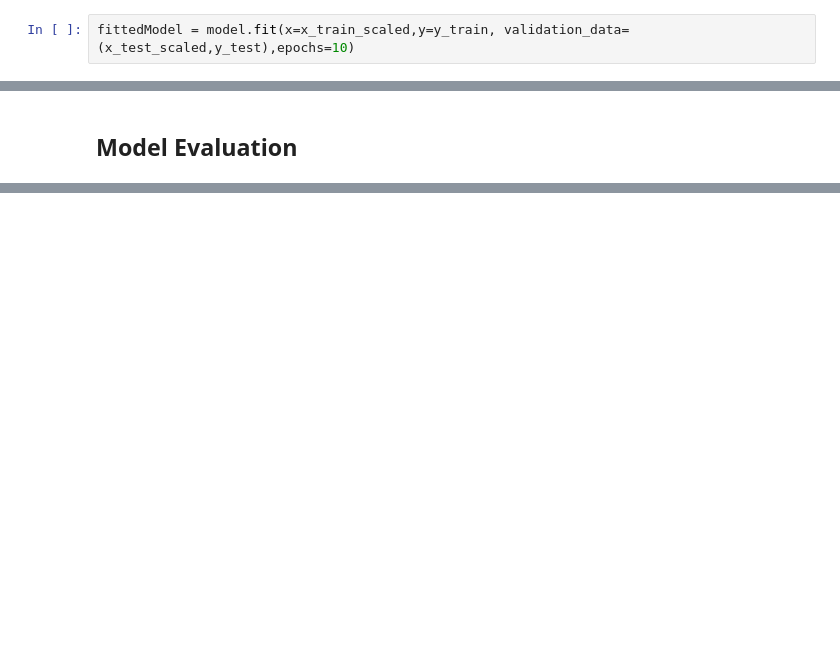
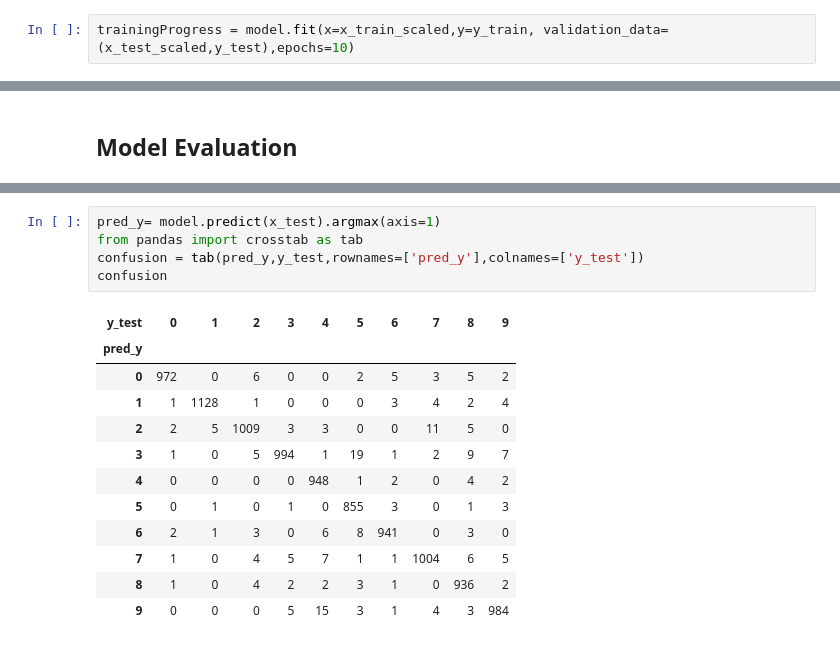
Before and after one commit to eldiablo-data/tensorflow2learning, a Jupyter notebook: notebooks/mnist.ipynb, the cells around one changed output, grey strips where cells are left out. Saved outputs shown, nothing was run; the diff lists cells and outputs as text; blank space fills up the shorter version.

```diff
--- a/notebooks/mnist.ipynb
+++ b/notebooks/mnist.ipynb
@@ -55,6 +52,6 @@ model.compile(optimizer='adam',
 produces 1 for the right integer and 0 for all other indices. The `sparse_categorial_crossentropy` function only computes the loss for the k<sup>th</sup> index and ignores the rest.
 The cross entrophy loss for the rest of the positions would anyways be 0 and just summing up 0s is redundant.
 # %%
-fittedModel = model.fit(x=x_train_scaled,y=y_train, validation_data=(x_test_scaled,y_test),epochs=10)
+trainingProgress = model.fit(x=x_train_scaled,y=y_train, validation_data=(x_test_scaled,y_test),epochs=10)
 # %% [output]
 Epoch 1/10
@@ -83,0 +96,18 @@ import matplotlib.pyplot as plt
+# %%
+pred_y= model.predict(x_test).argmax(axis=1)
+from pandas import crosstab as tab
+confusion = tab(pred_y,y_test,rownames=['pred_y'],colnames=['y_test'])
+confusion
+# %% [output]
+| y_test | 0 | 1 | 2 | 3 | 4 | 5 | 6 | 7 | 8 | 9 |
+| pred_y |  |  |  |  |  |  |  |  |  |  |
+| 0 | 972 | 0 | 6 | 0 | 0 | 2 | 5 | 3 | 5 | 2 |
+| 1 | 1 | 1128 | 1 | 0 | 0 | 0 | 3 | 4 | 2 | 4 |
+| 2 | 2 | 5 | 1009 | 3 | 3 | 0 | 0 | 11 | 5 | 0 |
+| 3 | 1 | 0 | 5 | 994 | 1 | 19 | 1 | 2 | 9 | 7 |
+| 4 | 0 | 0 | 0 | 0 | 948 | 1 | 2 | 0 | 4 | 2 |
+| 5 | 0 | 1 | 0 | 1 | 0 | 855 | 3 | 0 | 1 | 3 |
+| 6 | 2 | 1 | 3 | 0 | 6 | 8 | 941 | 0 | 3 | 0 |
+| 7 | 1 | 0 | 4 | 5 | 7 | 1 | 1 | 1004 | 6 | 5 |
+| 8 | 1 | 0 | 4 | 2 | 2 | 3 | 1 | 0 | 936 | 2 |
+| 9 | 0 | 0 | 0 | 5 | 15 | 3 | 1 | 4 | 3 | 984 |
```
Also changed, not shown: parts of 8 cells of this notebook.
